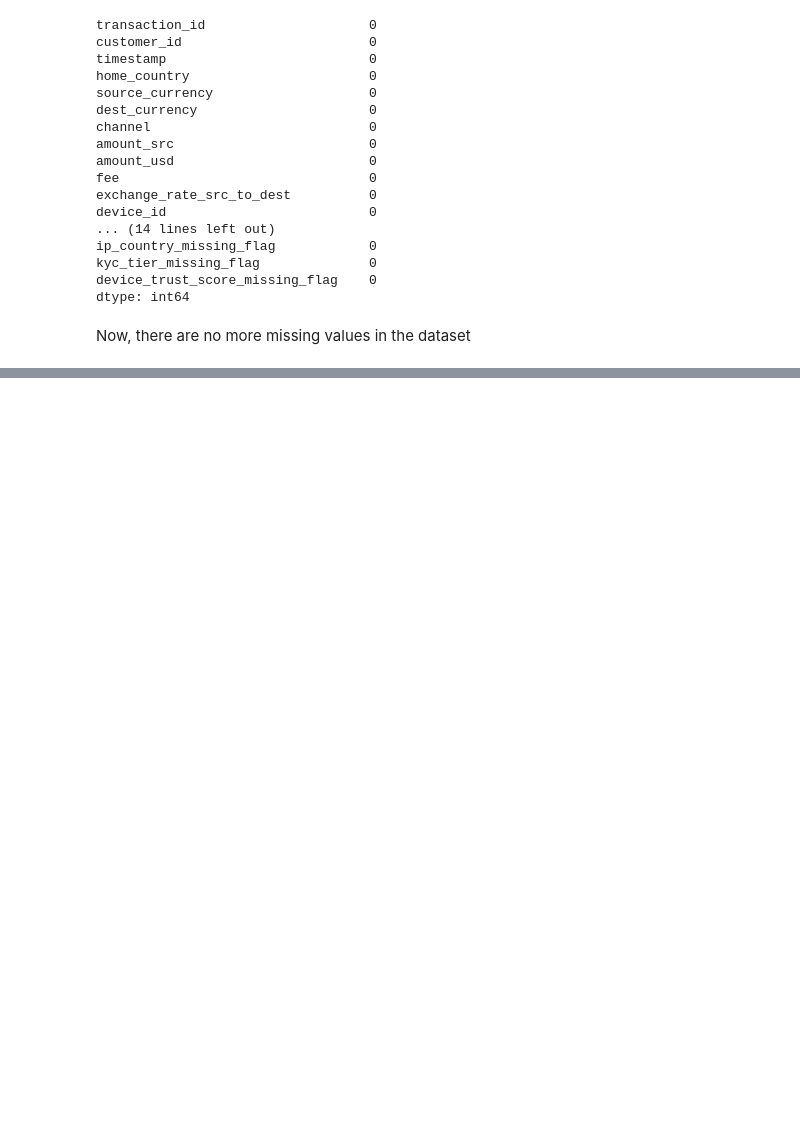
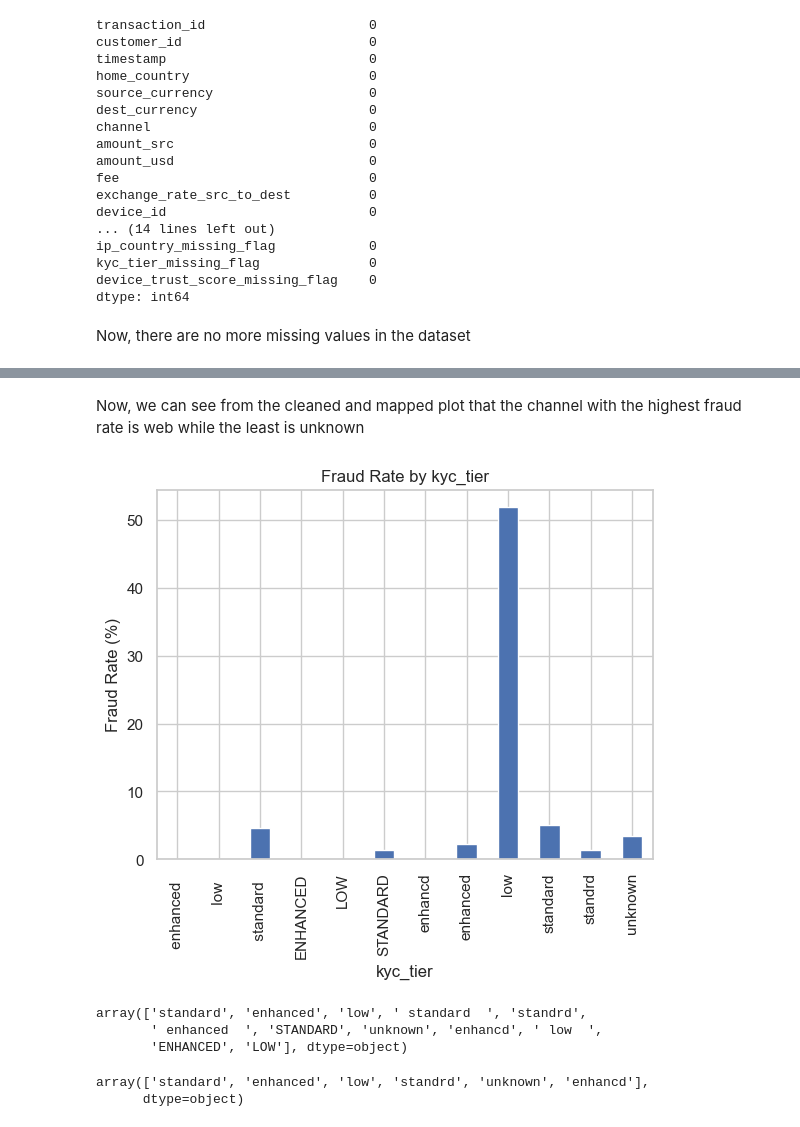
Before and after one commit to UzorNwokeaka/novapay-fraud-detection-project, a Jupyter notebook: notebooks/NovaPay - uzor_nwokeaka.ipynb, the cells around one changed output, grey strips where cells are left out. Cells and saved outputs as stored; diff of their text form; code cells hidden in the pictures; blank space fills up the shorter version.

```diff
--- a/notebooks/NovaPay - uzor_nwokeaka.ipynb
+++ b/notebooks/NovaPay - uzor_nwokeaka.ipynb
@@ -442,0 +552,22 @@ Now, there are no more missing values in the dataset
+# %% [markdown]
+Now, we can see from the cleaned and mapped plot that the channel with the highest fraud rate is web while the least is unknown
+# %%
+# Plotting Bivariate EDA to show relationship between kyc_tier and target variable
+fraud_rate = df.groupby('kyc_tier')['is_fraud'].mean() * 100
+
+fraud_rate.plot(kind='bar')
+
+plt.ylabel('Fraud Rate (%)')
+plt.xlabel('kyc_tier')
+plt.title('Fraud Rate by kyc_tier')
+plt.xticks(rotation=90)
+plt.show()
+# %% [output]
+[figure, added]
+# %%
+# Checking unique values of the kyc_tier feature
+df['kyc_tier'].unique()
+# %% [output]
+array(['standard', 'enhanced', 'low', ' standard  ', 'standrd',
+       ' enhanced  ', 'STANDARD', 'unknown', 'enhancd', ' low  ',
+       'ENHANCED', 'LOW'], dtype=object)
@@ -442,0 +577,6 @@ Now, there are no more missing values in the dataset
+# %%
+# Checking unique values of the kyc_tier feature again
+df['kyc_tier'].unique()
+# %% [output]
+array(['standard', 'enhanced', 'low', 'standrd', 'unknown', 'enhancd'],
+      dtype=object)
```
Also changed, not shown: parts of 22 cells of this notebook.
